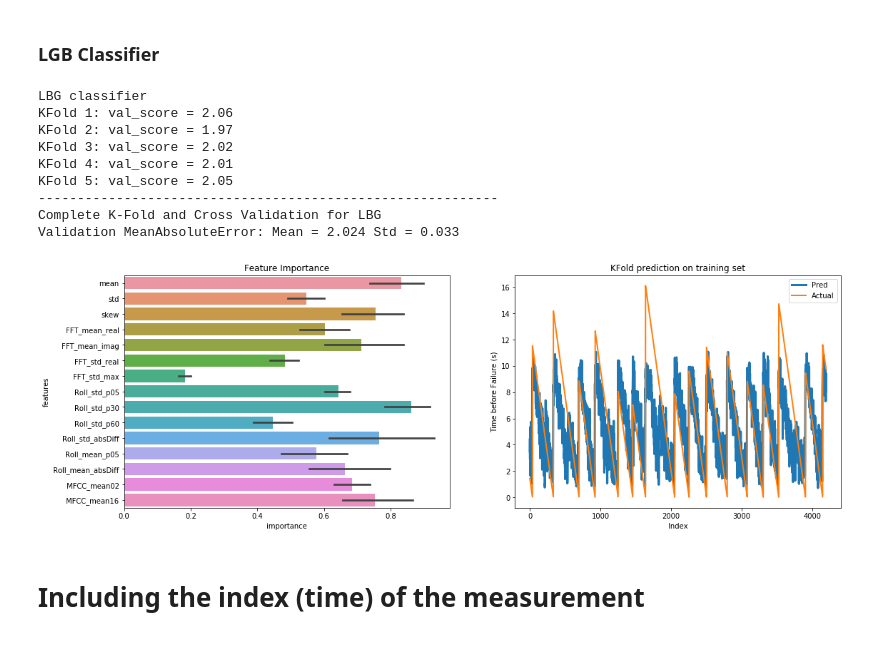
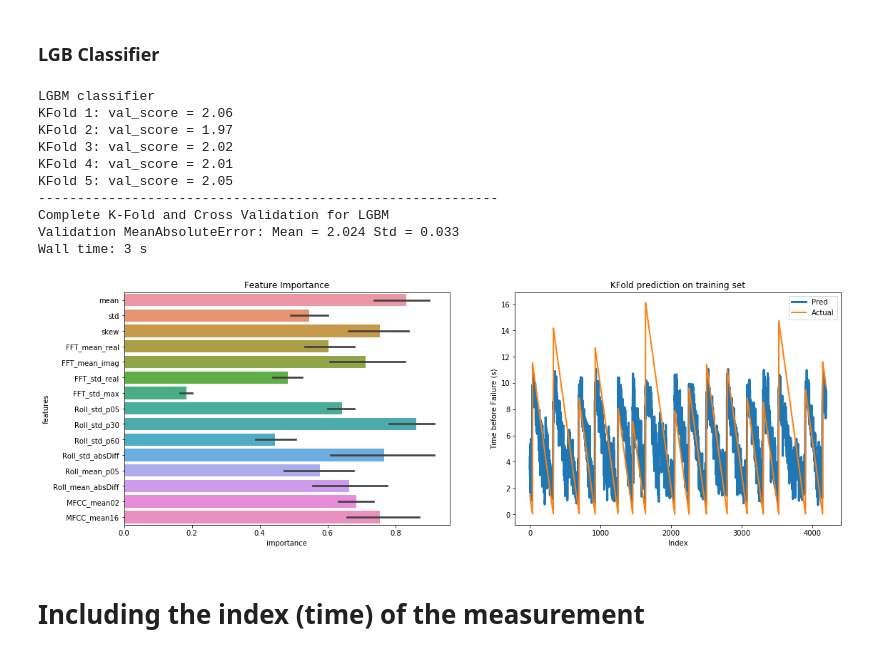
Before and after one commit to hoangtung167/cx4240, a Jupyter notebook: Classifier 3.ipynb, the cells around one changed output. Cells and saved outputs as stored; diff of their text form; code cells hidden in the pictures.

```diff
--- a/Classifier 3.ipynb
+++ b/Classifier 3.ipynb
@@ -122,9 +124,30 @@ def K_fold_evaluation(X, y, X_test, func, classifier):
+# %%
+classifier_table = pd.DataFrame()
+
+def append_data(df,data, classifier):
+    new_df = pd.DataFrame()
+    new_df['MAE score'] = scores
+    new_df['Classifier'] = classifier
+    return pd.concat([df, new_df], axis=0)
+# %%
+feature_table = pd.DataFrame()
+
+def append_feature_analysis(feature_table, feature_analysis, classifier_name):
+    df =feature_analysis.groupby(['features']).mean().sort_values(by = ['importance'],ascending=False)
+    df = df/df['importance'].max()
+    df = df.transpose()
+    df.rename(index = {'importance': classifier_name}, inplace=True)
+    df = pd.concat([feature_table, df], axis=0)
+    var_names = sorted(df.columns)
+    df = df[var_names].copy()
+    return df
 # %% [markdown]
 ## Decision Tree Classifier
 # %%
-%%time
-scores, y_pred_train, y_pred_test_average, _ = K_fold_evaluation(X[X.columns[1:]], y, X[X.columns[1:]],
+scores, y_pred_train, y_pred_test_average, feature_analysis = K_fold_evaluation(X[X.columns[1:]], y, X[X.columns[1:]],
                                                                  DecisionTree_classifier,  'Decision Tree')
+classifier_table =  append_data(classifier_table,scores, 'Decision Tree')
+feature_table = append_feature_analysis(feature_table, feature_analysis, 'Decision Tree')
 # %% [output]
 Decision Tree classifier
 KFold 1: val_score = 2.12
@@ -140,8 +163,10 @@ Validation MeanAbsoluteError: Mean = 2.067 Std = 0.044
 # Random Forest Classifier
 # %%
 %%time
-scores, y_pred_train, y_pred_test_average, _ = K_fold_evaluation(X[X.columns[1:]], y, X[X.columns[1:]],
+scores, y_pred_train, y_pred_test_average, feature_analysis = K_fold_evaluation(X[X.columns[1:]], y, X[X.columns[1:]],
                                                                  RandomForest_classifier,  'Random Forest')
+classifier_table =  append_data(classifier_table,scores, 'Random Forest')
+feature_table = append_feature_analysis(feature_table, feature_analysis, 'Random Forest')
 # %% [output]
 Random Forest classifier
 KFold 1: val_score = 2.06
@@ -157,18 +183,22 @@ Validation MeanAbsoluteError: Mean = 2.020 Std = 0.031
 ### LGB Classifier
 # %%
 %%time
-scores, y_pred_train, y_pred_test_average, _ = K_fold_evaluation(X[X.columns[1:]], y, X[X.columns[1:]], lgb_classifier, 'LBG')
+scores, y_pred_train, y_pred_test_average, feature_analysis = K_fold_evaluation(X[X.columns[1:]], y, X[X.columns[1:]],
+                                                                                lgbm_classifier, 'LGBM')
+classifier_table =  append_data(classifier_table,scores, 'LGBM')
+feature_table = append_feature_analysis(feature_table, feature_analysis, 'LGBM')
 # %% [output]
-LBG classifier
+LGBM classifier
 KFold 1: val_score = 2.06
 KFold 2: val_score = 1.97
 KFold 3: val_score = 2.02
 KFold 4: val_score = 2.01
 KFold 5: val_score = 2.05
 -----------------------------------------------------------
-Complete K-Fold and Cross Validation for LBG
+Complete K-Fold and Cross Validation for LGBM
 Validation MeanAbsoluteError: Mean = 2.024 Std = 0.033
+Wall time: 3 s
-[figure, old version]
+[figure, new version]
 # %% [markdown]
 # Including the index (time) of the measurement
 # %%
```
Also changed, not shown: parts of 8 cells of this notebook.
